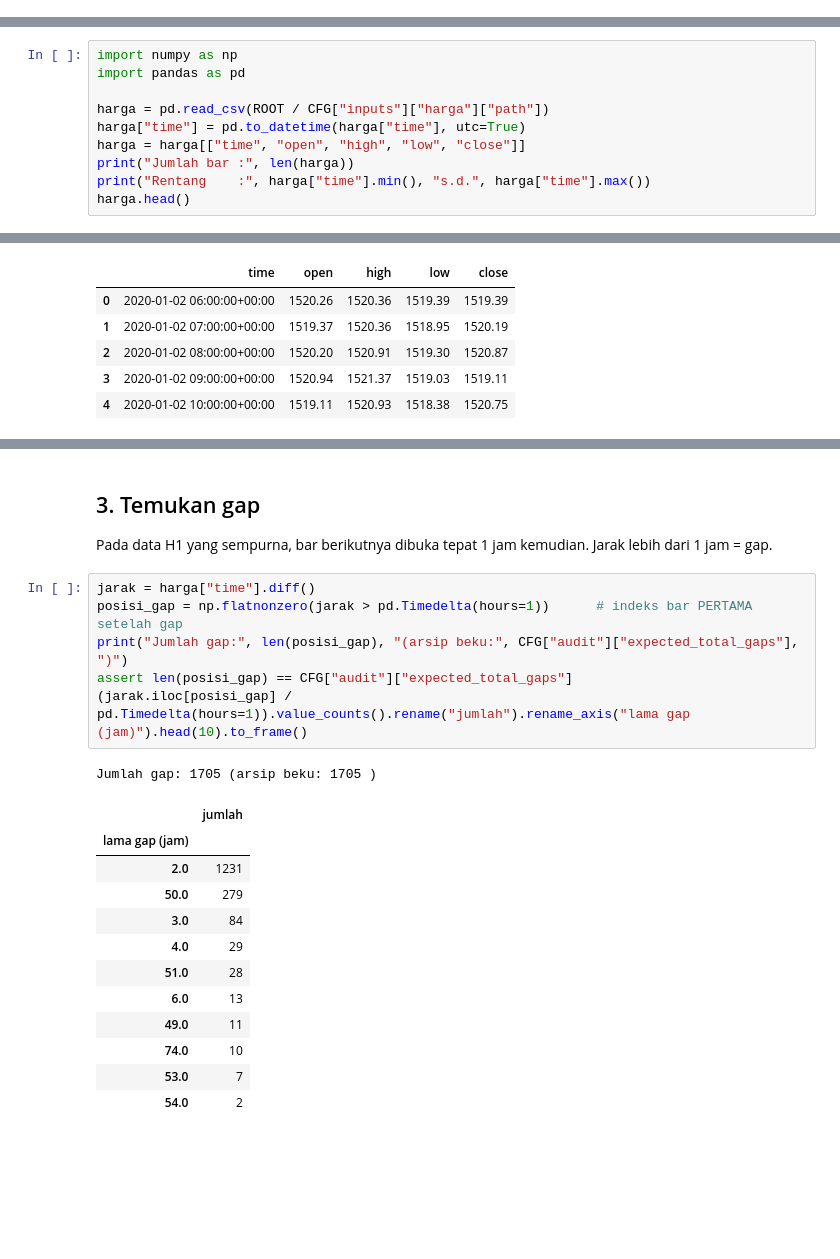
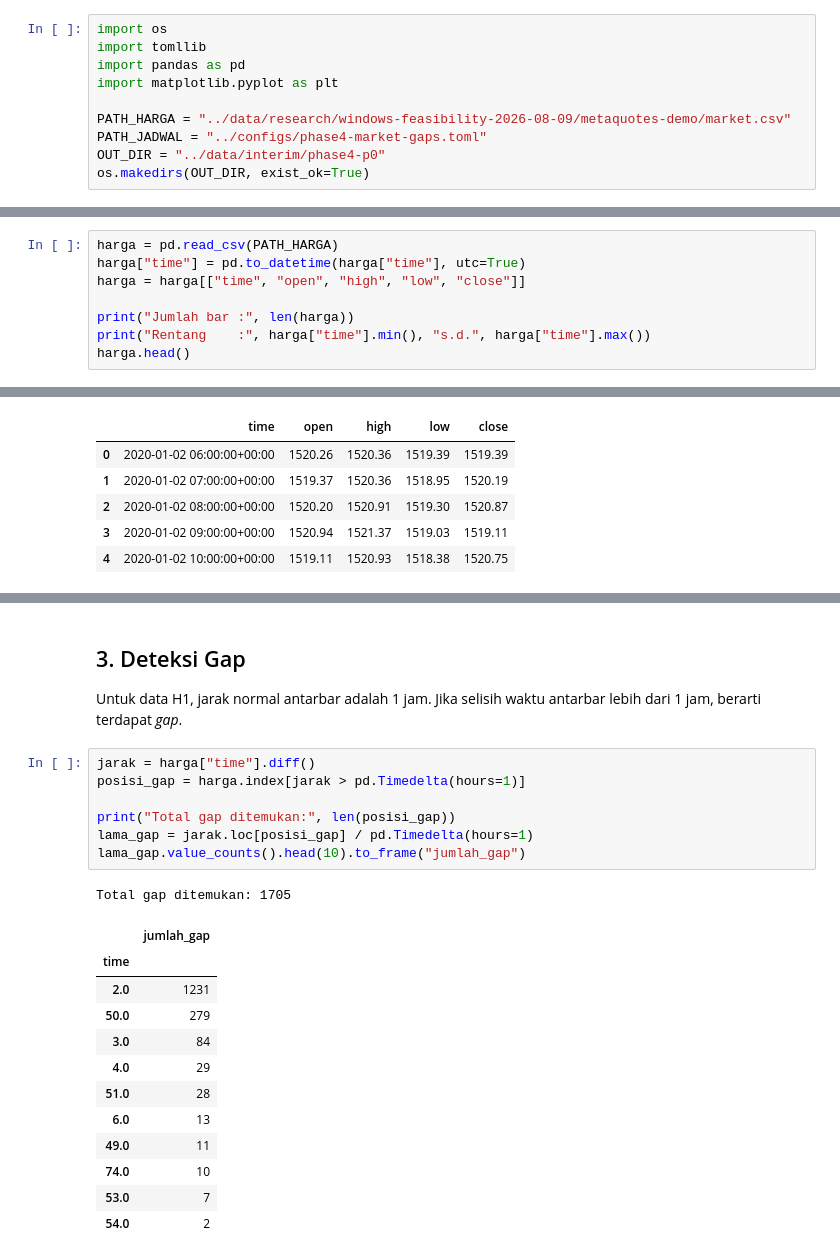
Before and after one commit to Vallykrie/skripsi-xauusd-p1, a Jupyter notebook: 02_Koding/notebooks/01_audit_harga_dan_gap.ipynb, the cells around one changed output, grey strips where cells are left out. Cells and saved outputs as stored; diff of their text form; blank space fills up the shorter version.

```diff
--- a/02_Koding/notebooks/01_audit_harga_dan_gap.ipynb
+++ b/02_Koding/notebooks/01_audit_harga_dan_gap.ipynb
@@ -24 +9,11 @@ OUT.mkdir(parents=True, exist_ok=True)
+# %%
+import os
+import tomllib
+import pandas as pd
+import matplotlib.pyplot as plt
+
+PATH_HARGA = "../data/research/windows-feasibility-2026-08-09/metaquotes-demo/market.csv"
+PATH_JADWAL = "../configs/phase4-market-gaps.toml"
+OUT_DIR = "../data/interim/phase4-p0"
+os.makedirs(OUT_DIR, exist_ok=True)
 # %% [markdown]
@@ -28,10 +23,8 @@ Satu baris = satu bar H1. Kolom `time` adalah waktu **pembukaan** bar dalam UTC.
 # %%
-import numpy as np
-import pandas as pd
-
-harga = pd.read_csv(ROOT / CFG["inputs"]["harga"]["path"])
+harga = pd.read_csv(PATH_HARGA)
 harga["time"] = pd.to_datetime(harga["time"], utc=True)
 harga = harga[["time", "open", "high", "low", "close"]]
+
 print("Jumlah bar :", len(harga))
 print("Rentang    :", harga["time"].min(), "s.d.", harga["time"].max())
 harga.head()
@@ -76,17 +62,18 @@ hasil.to_frame()
 # %% [markdown]
-## 3. Temukan gap
+## 3. Deteksi Gap
 
-Pada data H1 yang sempurna, bar berikutnya dibuka tepat 1 jam kemudian. Jarak lebih dari 1 jam = gap.
+Untuk data H1, jarak normal antarbar adalah 1 jam. Jika selisih waktu antarbar lebih dari 1 jam, berarti terdapat *gap*.
 # %%
 jarak = harga["time"].diff()
-posisi_gap = np.flatnonzero(jarak > pd.Timedelta(hours=1))      # indeks bar PERTAMA setelah gap
-print("Jumlah gap:", len(posisi_gap), "(arsip beku:", CFG["audit"]["expected_total_gaps"], ")")
-assert len(posisi_gap) == CFG["audit"]["expected_total_gaps"]
-(jarak.iloc[posisi_gap] / pd.Timedelta(hours=1)).value_counts().rename("jumlah").rename_axis("lama gap (jam)").head(10).to_frame()
+posisi_gap = harga.index[jarak > pd.Timedelta(hours=1)]
+
+print("Total gap ditemukan:", len(posisi_gap))
+lama_gap = jarak.loc[posisi_gap] / pd.Timedelta(hours=1)
+lama_gap.value_counts().head(10).to_frame("jumlah_gap")
 # %% [output]
-Jumlah gap: 1705 (arsip beku: 1705 )
+Total gap ditemukan: 1705
-|  | jumlah |
-| lama gap (jam) |  |
+|  | jumlah_gap |
+| time |  |
 | 2.0 | 1231 |
 | 50.0 | 279 |
 | 3.0 | 84 |
```
Also changed, not shown: parts of 20 cells of this notebook, 11 other files.
